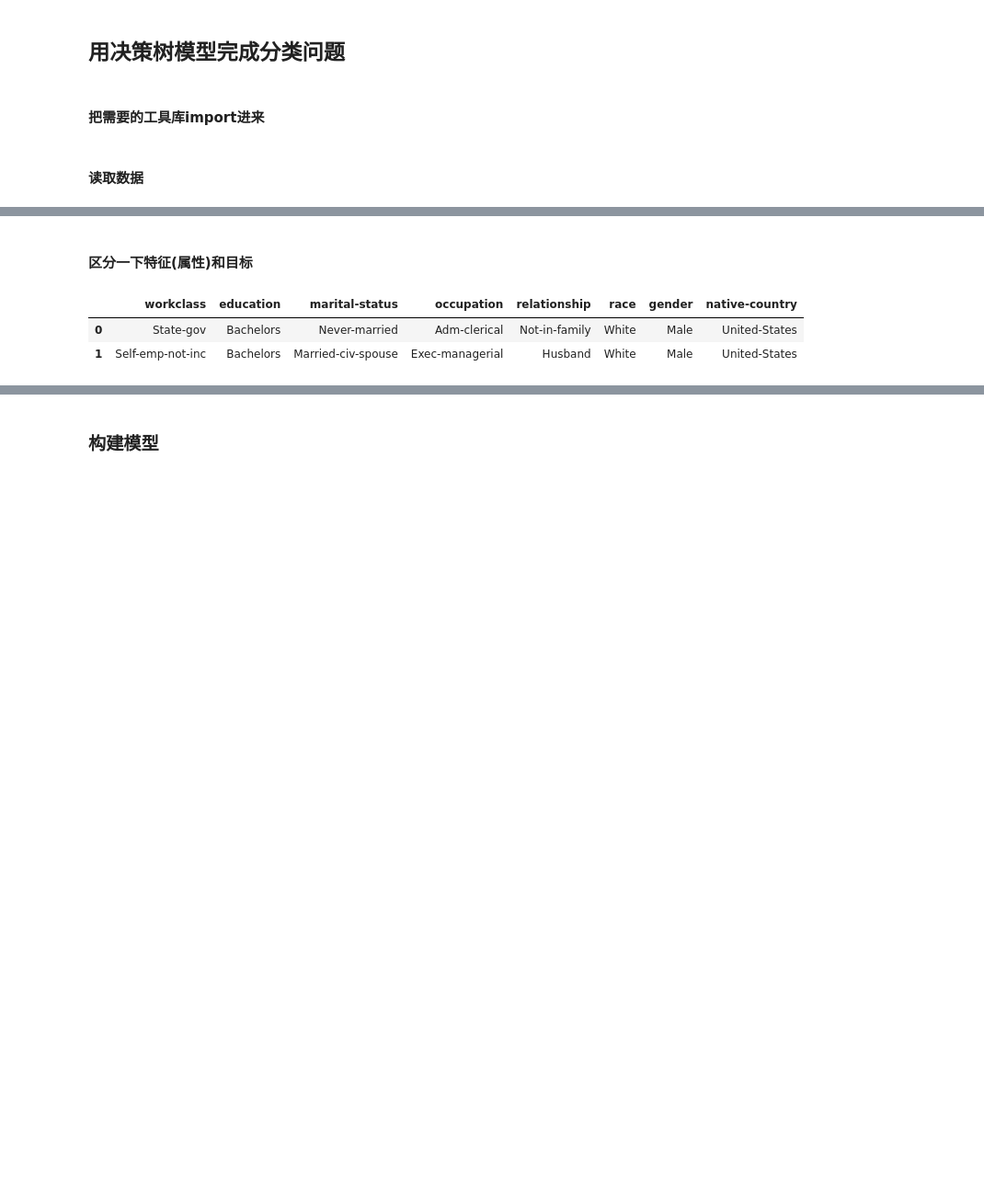
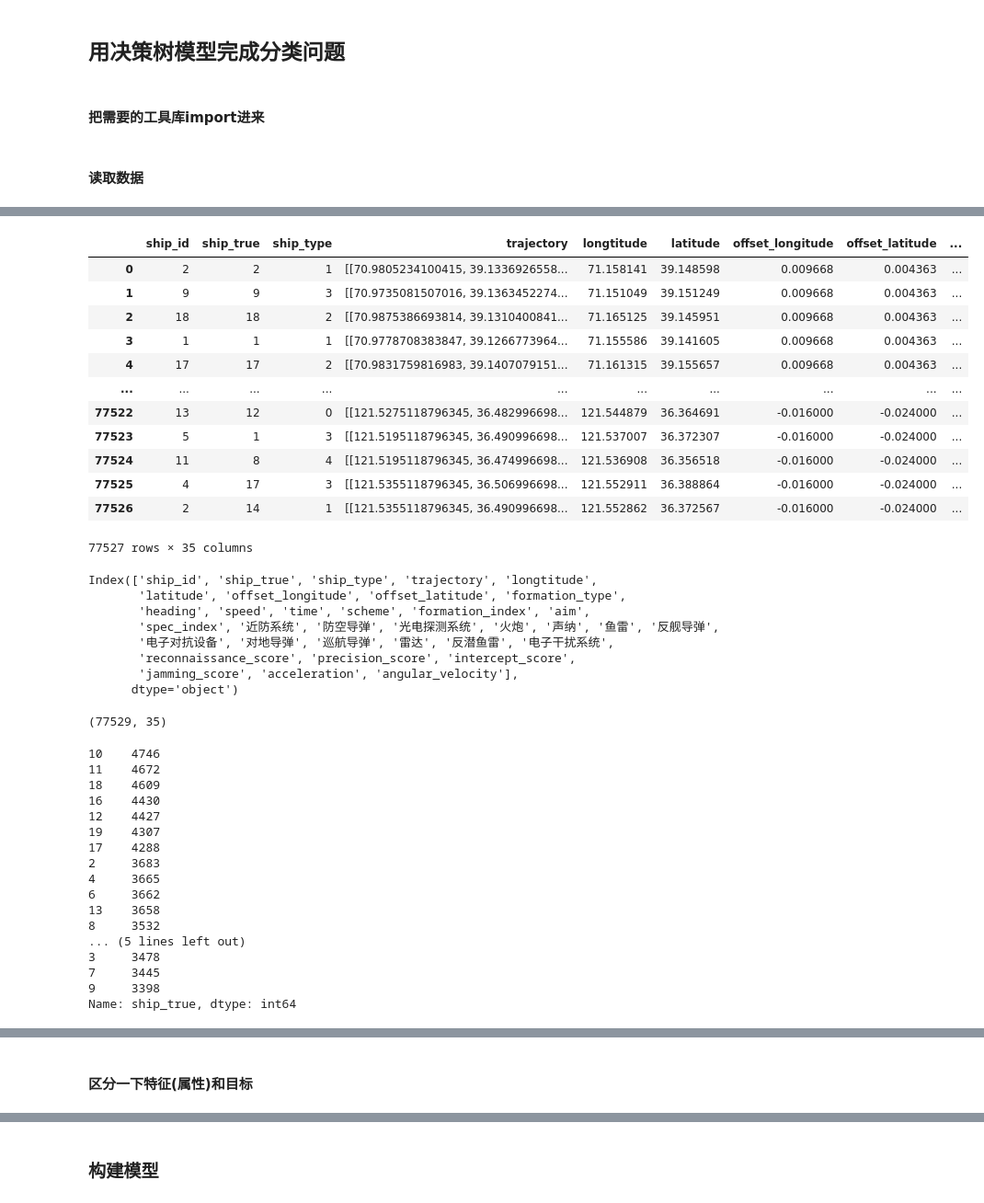
Before and after one commit to 1golden/ML-NLP, a Jupyter notebook: Machine Learning/3.Desition Tree/DecisionTree.ipynb, the cells around one changed output, grey strips where cells are left out. Shown at 92% size. Saved outputs shown, nothing was run; the diff lists cells and outputs as text; code cells hidden in the pictures; blank space fills up the shorter version.

```diff
--- a/Machine Learning/3.Desition Tree/DecisionTree.ipynb
+++ b/Machine Learning/3.Desition Tree/DecisionTree.ipynb
@@ -12,2 +14,26 @@ from sklearn import tree
+# %%
+import numpy as np
+
+
+def calculate_acceleration(trajectory):
+    # 假设trajectory是一系列经纬度点，计算加速度
+    if len(trajectory) < 2:
+        return 0, 0  # 如果轨迹点少于2个，则返回零加速度和角速度
+    positions = np.array(trajectory)  # 转换为numpy数组
+
+    # 计算速度（单位: m/s）
+    distances = np.sqrt(np.sum(np.diff(positions, axis=0) ** 2, axis=1))  # 计算相邻点间的距离
+    time_intervals = 30  # 时间间隔为30秒
+    speeds = distances / time_intervals
+
+    # 计算加速度（单位: m/s^2）
+    accelerations = np.diff(speeds) / time_intervals
+
+    # 计算角速度
+    angles = np.arctan2(np.diff(positions[:, 1]), np.diff(positions[:, 0]))
+    angular_velocities = np.diff(angles) / time_intervals
+
+    # 返回最后一个加速度和角速度（可以选择其他方式合并）
+    return accelerations[-1] if len(accelerations) > 0 else 0, angular_velocities[-1] if len(angular_velocities) > 0 else 0
 # %% [markdown]
 #### 读取数据
@@ -54,0 +136,48 @@ Index(['workclass', 'education', 'marital-status', 'occupation',
+# %%
+#adult_data.head(5)
+pd.set_option('display.max_columns', None)
+data.head(-2)
+data.columns
+data.shape
+data["ship_true"].value_counts()
+data["spec_index"].value_counts()
+# %% [output]
+|  | ship_id | ship_true | ship_type | trajectory | longtitude | latitude | offset_longitude | offset_latitude | ... |
+| 0 | 2 | 2 | 1 | [[70.9805234100415, 39.1336926558... | 71.158141 | 39.148598 | 0.009668 | 0.004363 | ... |
+| 1 | 9 | 9 | 3 | [[70.9735081507016, 39.1363452274... | 71.151049 | 39.151249 | 0.009668 | 0.004363 | ... |
+| 2 | 18 | 18 | 2 | [[70.9875386693814, 39.1310400841... | 71.165125 | 39.145951 | 0.009668 | 0.004363 | ... |
+| 3 | 1 | 1 | 1 | [[70.9778708383847, 39.1266773964... | 71.155586 | 39.141605 | 0.009668 | 0.004363 | ... |
+| 4 | 17 | 17 | 2 | [[70.9831759816983, 39.1407079151... | 71.161315 | 39.155657 | 0.009668 | 0.004363 | ... |
+| ... | ... | ... | ... | ... | ... | ... | ... | ... | ... |
+| 77522 | 13 | 12 | 0 | [[121.5275118796345, 36.482996698... | 121.544879 | 36.364691 | -0.016000 | -0.024000 | ... |
+| 77523 | 5 | 1 | 3 | [[121.5195118796345, 36.490996698... | 121.537007 | 36.372307 | -0.016000 | -0.024000 | ... |
+| 77524 | 11 | 8 | 4 | [[121.5195118796345, 36.474996698... | 121.536908 | 36.356518 | -0.016000 | -0.024000 | ... |
+| 77525 | 4 | 17 | 3 | [[121.5355118796345, 36.506996698... | 121.552911 | 36.388864 | -0.016000 | -0.024000 | ... |
+| 77526 | 2 | 14 | 1 | [[121.5355118796345, 36.490996698... | 121.552862 | 36.372567 | -0.016000 | -0.024000 | ... |
+77527 rows × 35 columns
+Index(['ship_id', 'ship_true', 'ship_type', 'trajectory', 'longtitude',
+       'latitude', 'offset_longitude', 'offset_latitude', 'formation_type',
+       'heading', 'speed', 'time', 'scheme', 'formation_index', 'aim',
+       'spec_index', '近防系统', '防空导弹', '光电探测系统', '火炮', '声纳', '鱼雷', '反舰导弹',
+       '电子对抗设备', '对地导弹', '巡航导弹', '雷达', '反潜鱼雷', '电子干扰系统',
+       'reconnaissance_score', 'precision_score', 'intercept_score',
+       'jamming_score', 'acceleration', 'angular_velocity'],
+      dtype='object')
+(77529, 35)
+10    4746
+11    4672
+18    4609
+16    4430
+12    4427
+19    4307
+17    4288
+2     3683
+4     3665
+6     3662
+13    3658
+8     3532
+... (5 lines left out)
+3     3478
+7     3445
+9     3398
+Name: ship_true, dtype: int64
@@ -64,6 +197,0 @@ label = adult_data[label_column]
-# %%
-features.head(2)
-# %% [output]
-|  | workclass | education | marital-status | occupation | relationship | race | gender | native-country |
-| 0 | State-gov | Bachelors | Never-married | Adm-clerical | Not-in-family | White | Male | United-States |
-| 1 | Self-emp-not-inc | Bachelors | Married-civ-spouse | Exec-managerial | Husband | White | Male | United-States |
```
Also changed, not shown: parts of 31 cells of this notebook.
